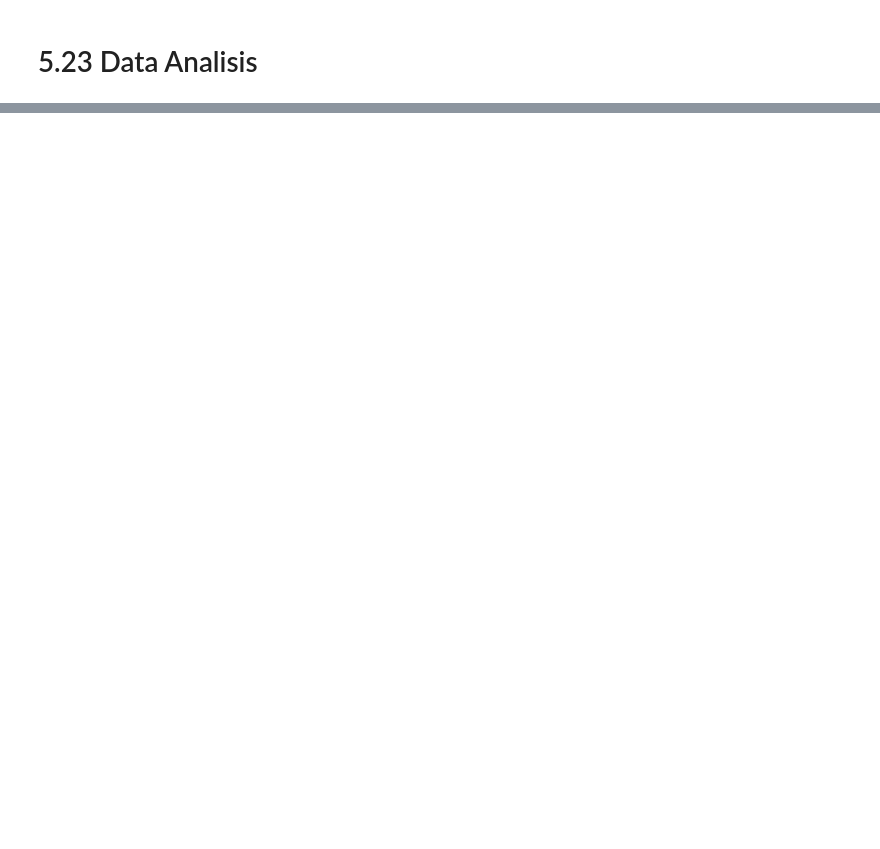
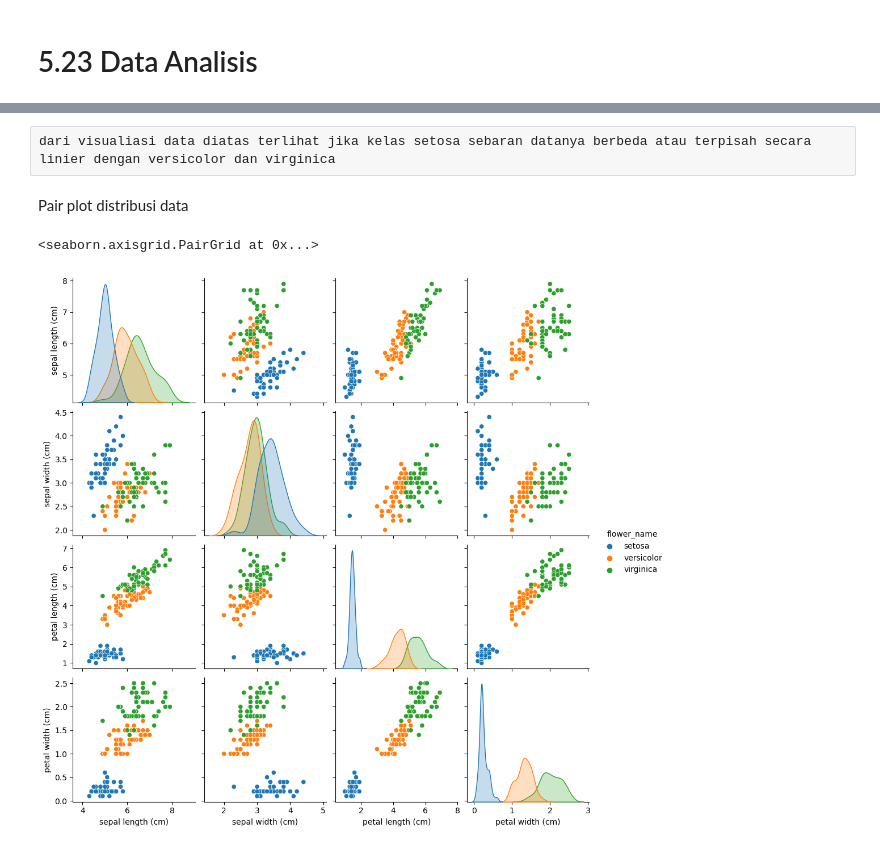
Before and after one commit to deswintadhrm/Tugas-Algoritma, a Jupyter notebook: Kuliah Minggu 6 (10 April 2023).ipynb, the cells around one changed output, grey strips where cells are left out. Cells and saved outputs as stored; diff of their text form; code cells hidden in the pictures; blank space fills up the shorter version.

```diff
--- a/Kuliah Minggu 6 (10 April 2023).ipynb
+++ b/Kuliah Minggu 6 (10 April 2023).ipynb
@@ -432,0 +492,6 @@ plt.show()
+# %%
+bunga_iris = pd.read_csv('bunga_iris - github Pak Made.csv')   #membaca file csv bunga iris
+nama_bunga = pd.read_csv('nama_bunga - github Pak Made.csv')   #membaca file csv nama bunga
+
+data_bunga = pd.merge(bunga_iris,nama_bunga,left_index=True,right_index=True)  #sintaks untuk menggabungkan data bunga iris dan nama bunganya
+data_bunga
@@ -432,0 +550,9 @@ plt.show()
+# %% [raw]
+dari visualiasi data diatas terlihat jika kelas setosa sebaran datanya berbeda atau terpisah secara linier dengan versicolor dan virginica
+# %% [markdown]
+Pair plot distribusi data
+# %%
+sns.pairplot(data_bunga, hue='flower_name')
+# %% [output]
+<seaborn.axisgrid.PairGrid at 0x...>
+[figure, added]
```
Also changed, not shown: parts of 18 cells of this notebook.
